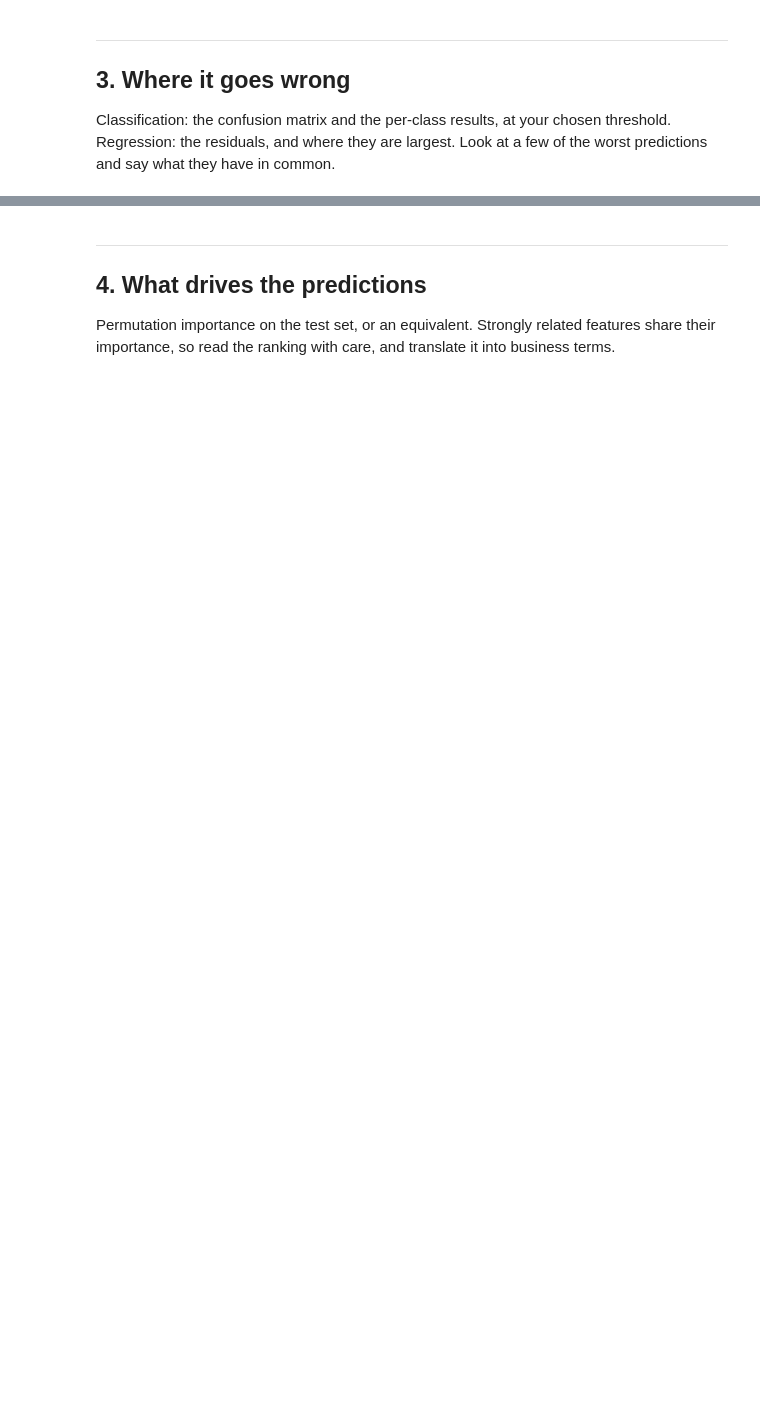
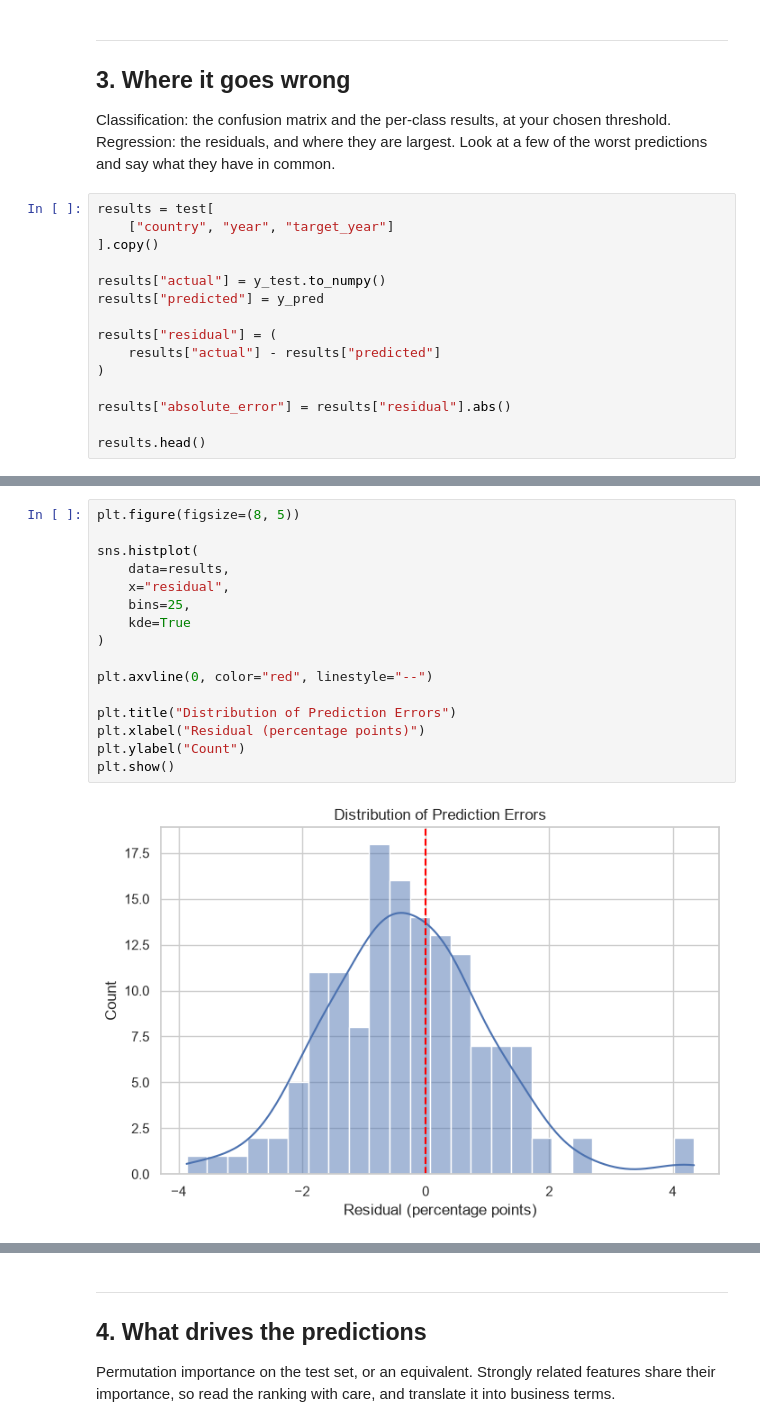
Before and after one commit to rekha-cyber/ML_project, a Jupyter notebook: notebooks/03_evaluation_and_interpretation.ipynb, the cells around one changed output, grey strips where cells are left out. Saved outputs shown, nothing was run; the diff lists cells and outputs as text; blank space fills up the shorter version.

```diff
--- a/notebooks/03_evaluation_and_interpretation.ipynb
+++ b/notebooks/03_evaluation_and_interpretation.ipynb
@@ -50,3 +258,18 @@ The final model on the test set, **once**. Compare the score with the cross-vali
 ## 3. Where it goes wrong
 
 Classification: the confusion matrix and the per-class results, at your chosen threshold. Regression: the residuals, and where they are largest. Look at a few of the worst predictions and say what they have in common.
+# %%
+results = test[
+    ["country", "year", "target_year"]
+].copy()
+
+results["actual"] = y_test.to_numpy()
+results["predicted"] = y_pred
+
+results["residual"] = (
+    results["actual"] - results["predicted"]
+)
+
+results["absolute_error"] = results["residual"].abs()
+
+results.head()
@@ -52,0 +283,18 @@ Classification: the confusion matrix and the per-class results, at your chosen t
+# %%
+plt.figure(figsize=(8, 5))
+
+sns.histplot(
+    data=results,
+    x="residual",
+    bins=25,
+    kde=True
+)
+
+plt.axvline(0, color="red", linestyle="--")
+
+plt.title("Distribution of Prediction Errors")
+plt.xlabel("Residual (percentage points)")
+plt.ylabel("Count")
+plt.show()
+# %% [output]
+[figure, added]
```
Also changed, not shown: parts of 39 cells of this notebook, 1 other file.
